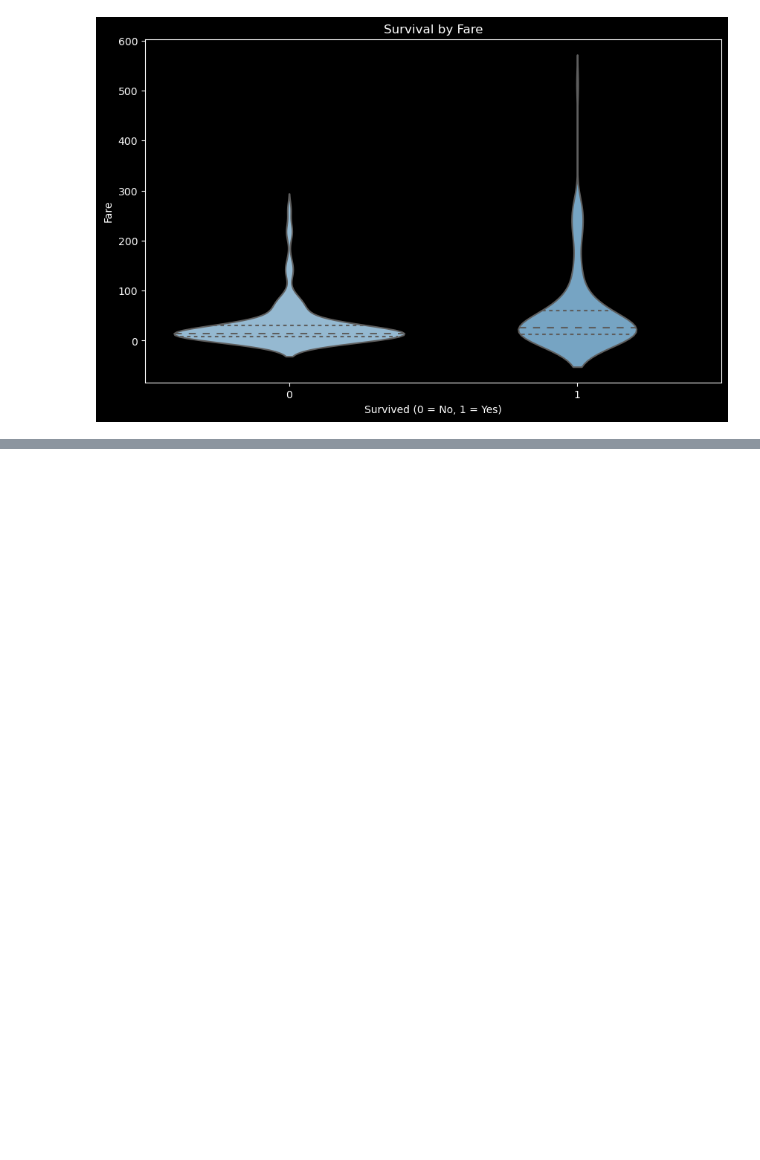
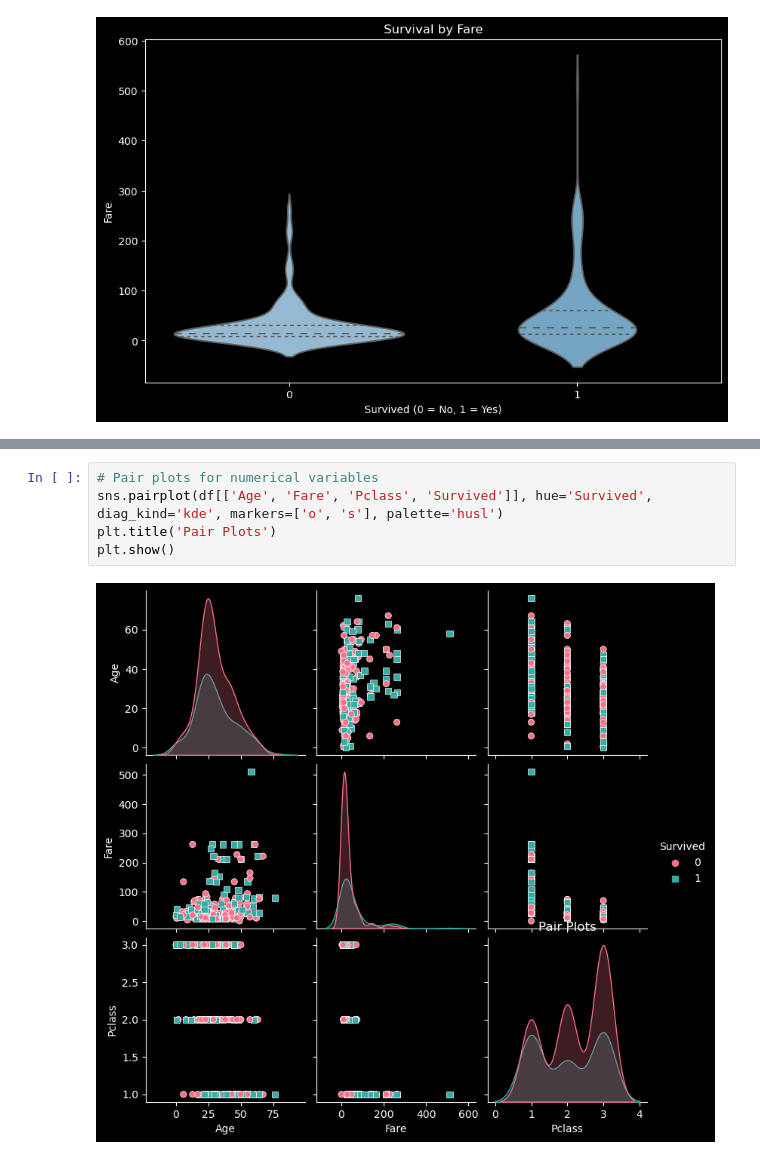
Before and after one commit to marwa9975/CODSOFT_DS01_Titanic-Survival-Prediction, a Jupyter notebook: index.ipynb, the cells around one changed output, grey strips where cells are left out. Cells and saved outputs as stored; diff of their text form; blank space fills up the shorter version.

```diff
--- a/index.ipynb
+++ b/index.ipynb
@@ -402,0 +409,7 @@ plt.show()
+# %%
+# Pair plots for numerical variables
+sns.pairplot(df[['Age', 'Fare', 'Pclass', 'Survived']], hue='Survived', diag_kind='kde', markers=['o', 's'], palette='husl')
+plt.title('Pair Plots')
+plt.show()
+# %% [output]
+[figure, added]
```
Also changed, not shown: parts of 11 cells of this notebook, 1 other file.
